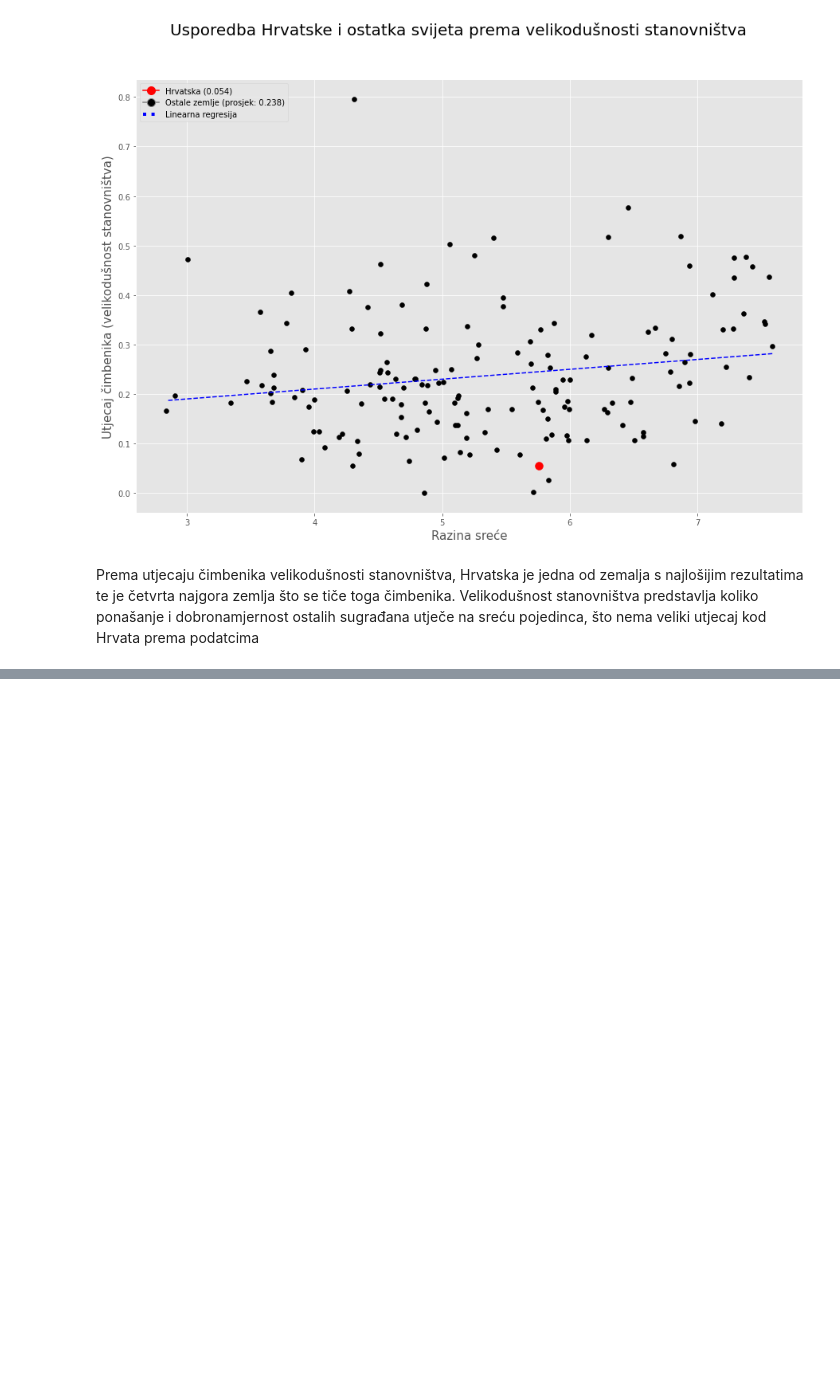
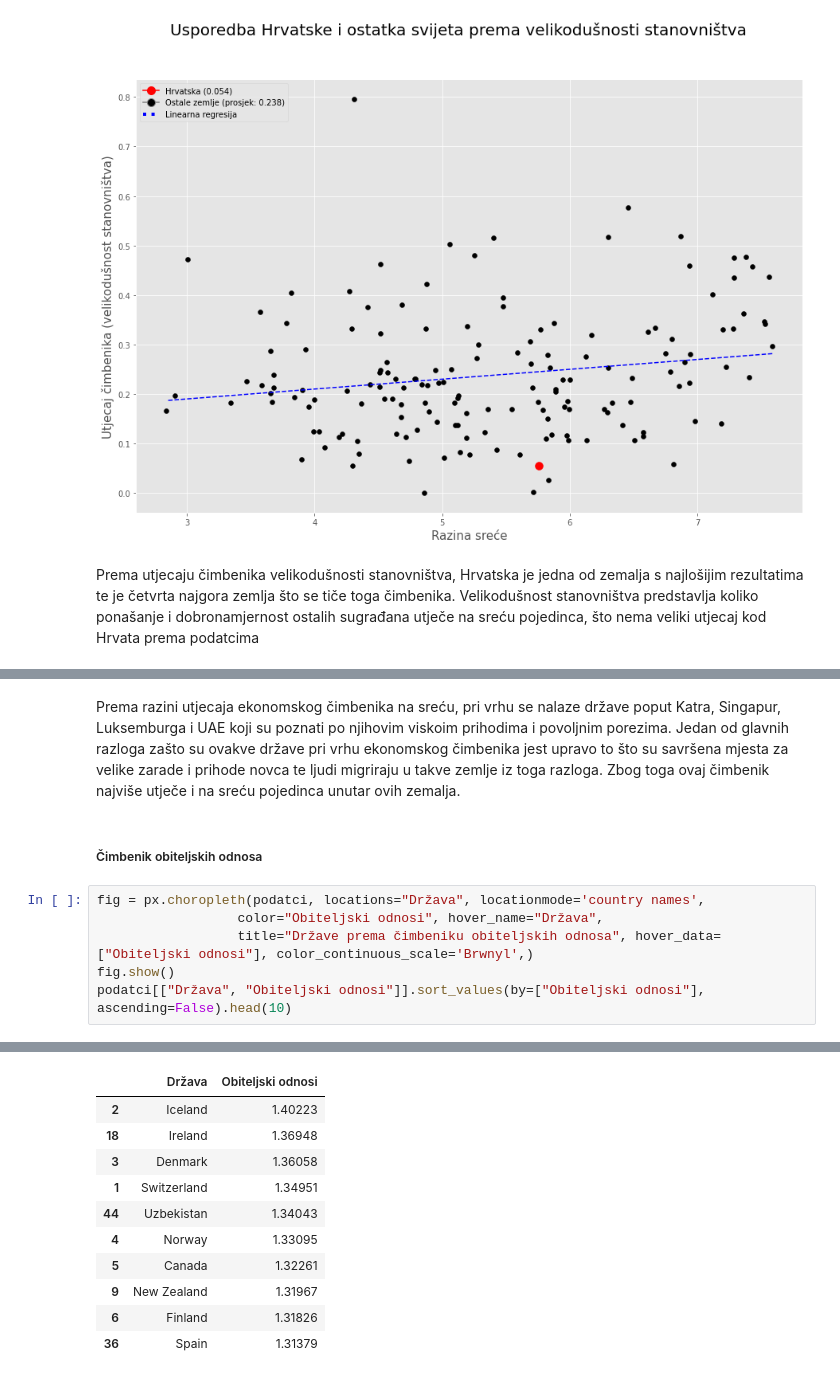
Before and after one commit to jslavic/radzaskolu, a Jupyter notebook: SkolskiRad.ipynb, the cells around one changed output, grey strips where cells are left out. Cells and saved outputs as stored; diff of their text form; blank space fills up the shorter version.

```diff
--- a/SkolskiRad.ipynb
+++ b/SkolskiRad.ipynb
@@ -413,0 +464,11 @@ Prema utjecaju čimbenika velikodušnosti stanovništva, Hrvatska je jedna od ze
+# %% [markdown]
+Prema razini utjecaja ekonomskog čimbenika na sreću, pri vrhu se nalaze države poput Katra, Singapur, Luksemburga i UAE koji su poznati po njihovim viskoim prihodima i povoljnim porezima. Jedan od glavnih razloga zašto su ovakve države pri vrhu ekonomskog čimbenika jest upravo to što su savršena mjesta za velike zarade i prihode novca te ljudi migriraju u takve zemlje iz toga razloga. Zbog toga ovaj čimbenik najviše utječe i na sreću pojedinca unutar ovih zemalja.
+# %% [markdown]
+##### Čimbenik obiteljskih odnosa
+# %%
+fig = px.choropleth(podatci, locations="Država", locationmode='country names',
+                  color="Obiteljski odnosi", hover_name="Država",
+                  title="Države prema čimbeniku obiteljskih odnosa", hover_data=["Obiteljski odnosi"], color_continuous_scale='Brwnyl',)
+fig.show()
+podatci[["Država", "Obiteljski odnosi"]].sort_values(by=["Obiteljski odnosi"], ascending=False).head(10)
+# %% [output]
@@ -413,0 +476,11 @@ Prema utjecaju čimbenika velikodušnosti stanovništva, Hrvatska je jedna od ze
+|  | Država | Obiteljski odnosi |
+| 2 | Iceland | 1.40223 |
+| 18 | Ireland | 1.36948 |
+| 3 | Denmark | 1.36058 |
+| 1 | Switzerland | 1.34951 |
+| 44 | Uzbekistan | 1.34043 |
+| 4 | Norway | 1.33095 |
+| 5 | Canada | 1.32261 |
+| 9 | New Zealand | 1.31967 |
+| 6 | Finland | 1.31826 |
+| 36 | Spain | 1.31379 |
```
Also changed, not shown: parts of 14 cells of this notebook.
